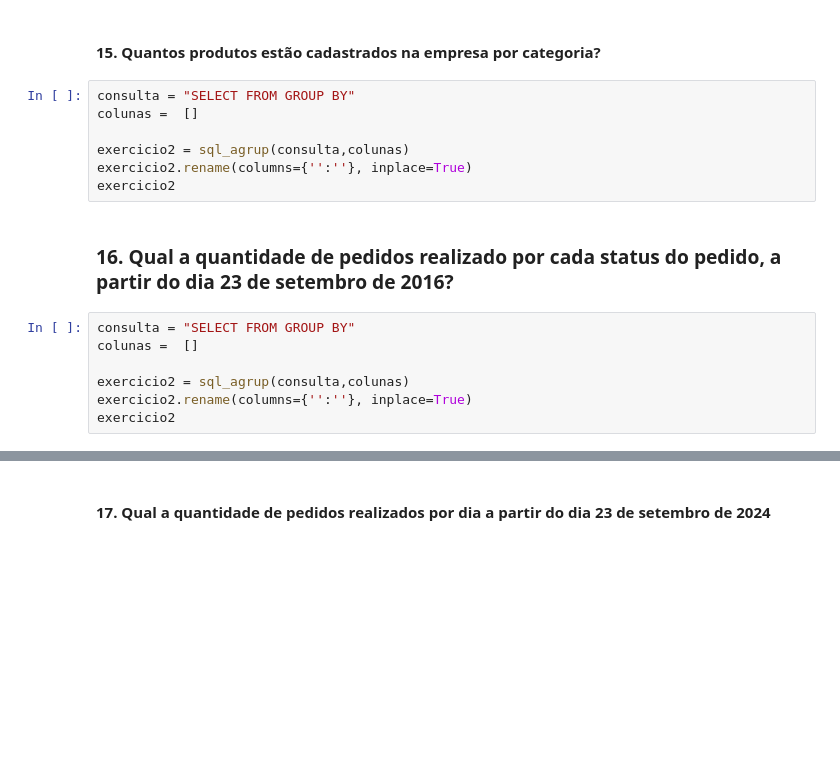
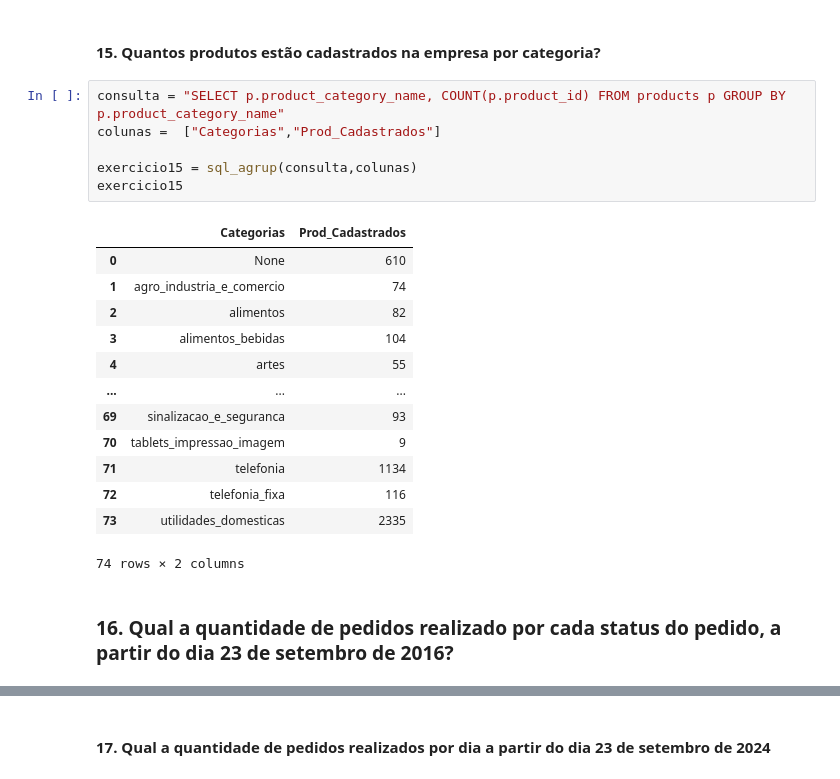
Before and after one commit to Fabiorsi1979/DS-Comunidade, a Jupyter notebook: SDQL_basico_Agrupamentos.ipynb, the cells around one changed output, grey strips where cells are left out. Drawn from its saved outputs; the diff is of its cells as text; blank space fills up the shorter version.

```diff
--- a/SDQL_basico_Agrupamentos.ipynb
+++ b/SDQL_basico_Agrupamentos.ipynb
@@ -278,18 +336,24 @@ exercicio2
 # %% [markdown]
 #### 15. Quantos produtos estão cadastrados na empresa por categoria?
 # %%
-consulta = "SELECT FROM GROUP BY"
-colunas =  []
+consulta = "SELECT p.product_category_name, COUNT(p.product_id) FROM products p GROUP BY p.product_category_name"
+colunas =  ["Categorias","Prod_Cadastrados"]
 
-exercicio2 = sql_agrup(consulta,colunas)
-exercicio2.rename(columns={'':''}, inplace=True)
-exercicio2
+exercicio15 = sql_agrup(consulta,colunas)
+exercicio15
+# %% [output]
+|  | Categorias | Prod_Cadastrados |
+| 0 | None | 610 |
+| 1 | agro_industria_e_comercio | 74 |
+| 2 | alimentos | 82 |
+| 3 | alimentos_bebidas | 104 |
+| 4 | artes | 55 |
+| ... | ... | ... |
+| 69 | sinalizacao_e_seguranca | 93 |
+| 70 | tablets_impressao_imagem | 9 |
+| 71 | telefonia | 1134 |
+| 72 | telefonia_fixa | 116 |
+| 73 | utilidades_domesticas | 2335 |
+74 rows × 2 columns
 # %% [markdown]
 ### 16. Qual a quantidade de pedidos realizado por cada status do pedido, a partir do dia 23 de setembro de 2016?
-# %%
-consulta = "SELECT FROM GROUP BY"
-colunas =  []
-
-exercicio2 = sql_agrup(consulta,colunas)
-exercicio2.rename(columns={'':''}, inplace=True)
-exercicio2
```
Also changed, not shown: parts of 10 cells of this notebook.
